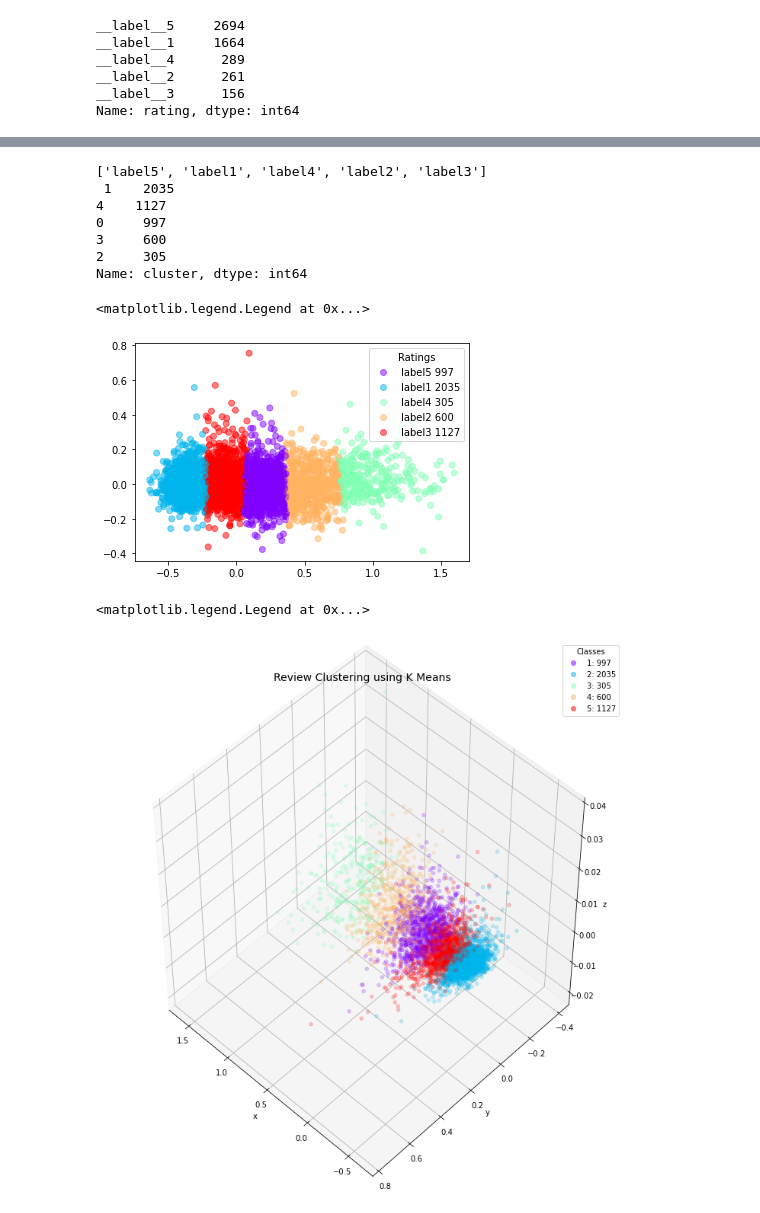
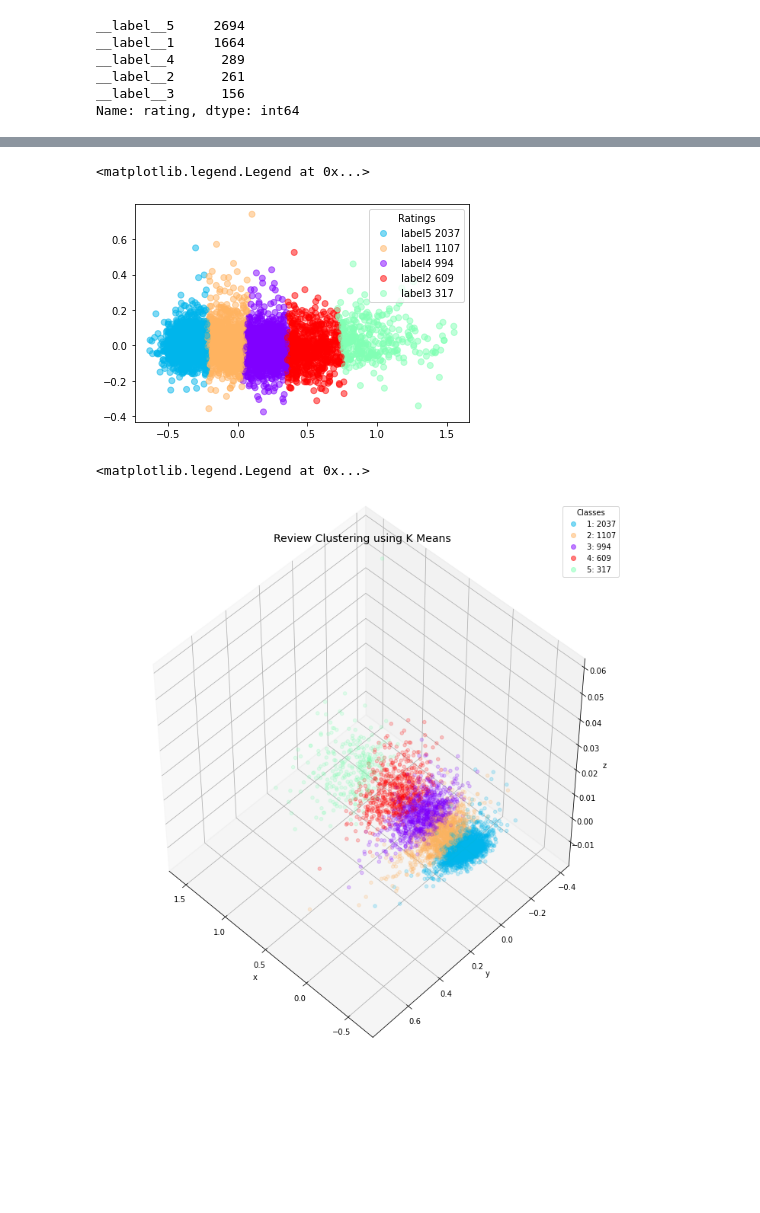
Before and after one commit to Kofoedsan/Python-TrustpilotPredict, a Jupyter notebook: 04_clustering.ipynb, the cells around one changed output, grey strips where cells are left out. Drawn from its saved outputs; the diff is of its cells as text; code cells hidden in the pictures; blank space fills up the shorter version.

Commit message:
fixed legend labels

```diff
--- a/04_clustering.ipynb
+++ b/04_clustering.ipynb
@@ -128,25 +130,23 @@ plt.scatter(data['x'], data['y'], c=data['cluster'], cmap='rainbow')
 # %%
 scatter = plt.scatter(data['x'], data['y'], c=data['cluster'], cmap='rainbow', alpha=0.5)
 
-dc = data['cluster'].value_counts(ascending=False)
+# dc = data_cluster
+# cc = cluster_colors
+# cl = cluster_labels
+dc = data['cluster'].value_counts()
+dc = -np.sort(-dc)
+cc = data['cluster'].value_counts().index.tolist()
+
 cl = []
 for i in model.labels:
     cl.append(i.replace('__',''))
-print(cl, '\n', dc)
 
-handles = scatter.legend_elements(num=[0,1,2,3,4])[0]  # extract the handles from the existing scatter plot
+handles = scatter.legend_elements(num=cc)[0]  # extract the handles from the existing scatter plot
 
 plt.legend(title='Ratings', handles=handles, labels=[cl[0]+' '+str(dc[0]), cl[1]+' '+str(dc[1]), cl[2]+' '+str(dc[2]), cl[3]+' '+str(dc[3]),  cl[4]+' '+str(dc[4])])
 # %% [output]
-['label5', 'label1', 'label4', 'label2', 'label3']
- 1    2035
-4    1127
-0     997
-3     600
-2     305
-Name: cluster, dtype: int64
+<matplotlib.legend.Legend at 0x...>
-<matplotlib.legend.Legend at 0x...>
-[figure, old version]
+[figure, new version]
 # %%
 from mpl_toolkits.mplot3d import Axes3D
 
@@ -166,4 +166,4 @@ plt.legend(title='Classes', handles=handles,
                    '5: '+str(dc[4])])
 # %% [output]
 <matplotlib.legend.Legend at 0x...>
-[figure, old version]
+[figure, new version]
```
Also changed, not shown: parts of 7 cells of this notebook.
